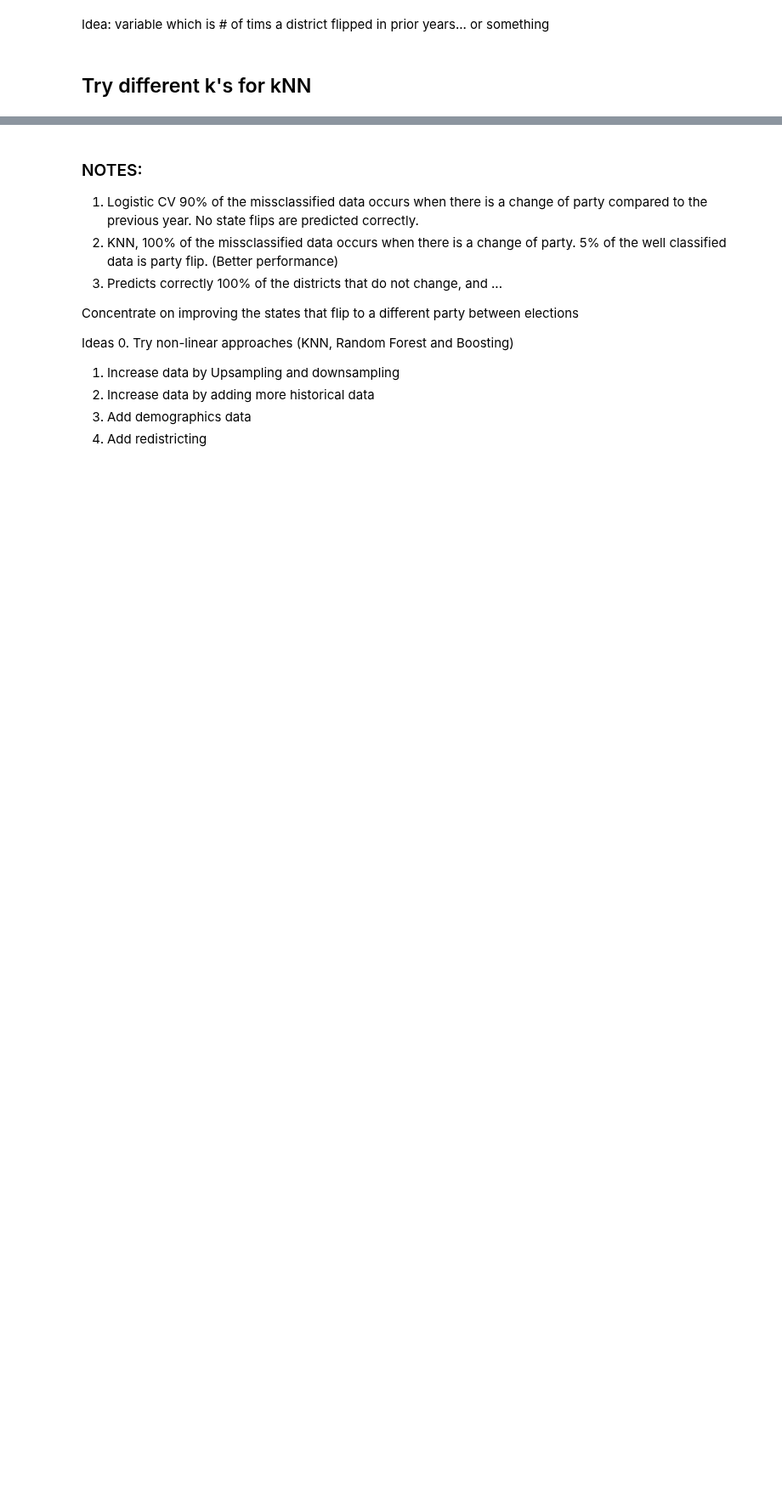
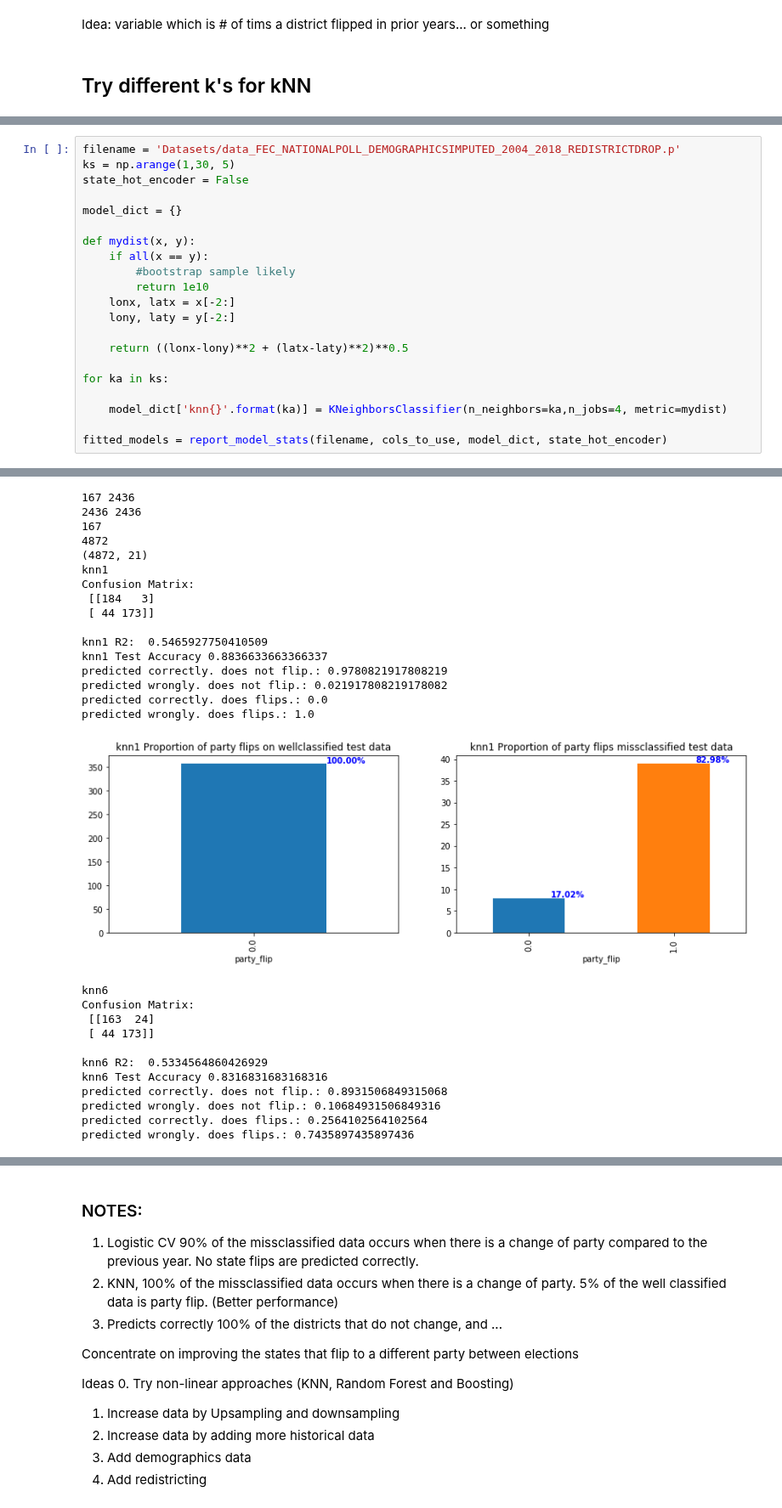
Before and after one commit to WildTangles/ac209a_project, a Jupyter notebook: Baseline_Model_mrv.ipynb, the cells around one changed output, grey strips where cells are left out. Shown at 85% size. Cells and saved outputs as stored; diff of their text form; blank space fills up the shorter version.

```diff
--- a/Baseline_Model_mrv.ipynb
+++ b/Baseline_Model_mrv.ipynb
@@ -851,0 +532,22 @@ print("\n")
+# %%
+filename = 'Datasets/data_FEC_NATIONALPOLL_DEMOGRAPHICSIMPUTED_2004_2018_REDISTRICTDROP.p'
+ks = np.arange(1,30, 5)
+state_hot_encoder = False
+
+model_dict = {}
+
+def mydist(x, y):
+    if all(x == y):
+        #bootstrap sample likely
+        return 1e10
+    lonx, latx = x[-2:]
+    lony, laty = y[-2:]
+
+    return ((lonx-lony)**2 + (latx-laty)**2)**0.5
+
+for ka in ks:
+
+    model_dict['knn{}'.format(ka)] = KNeighborsClassifier(n_neighbors=ka,n_jobs=4, metric=mydist)
+
+fitted_models = report_model_stats(filename, cols_to_use, model_dict, state_hot_encoder)
+# %% [output]
@@ -851,0 +559,28 @@ print("\n")
+167 2436
+2436 2436
+167
+4872
+(4872, 21)
+knn1
+Confusion Matrix:
+ [[184   3]
+ [ 44 173]]
+
+knn1 R2:  0.5465927750410509
+knn1 Test Accuracy 0.8836633663366337
+predicted correctly. does not flip.: 0.9780821917808219
+predicted wrongly. does not flip.: 0.021917808219178082
+predicted correctly. does flips.: 0.0
+predicted wrongly. does flips.: 1.0
+[figure, added]
+knn6
+Confusion Matrix:
+ [[163  24]
+ [ 44 173]]
+
+knn6 R2:  0.5334564860426929
+knn6 Test Accuracy 0.8316831683168316
+predicted correctly. does not flip.: 0.8931506849315068
+predicted wrongly. does not flip.: 0.10684931506849316
+predicted correctly. does flips.: 0.2564102564102564
+predicted wrongly. does flips.: 0.7435897435897436
```
Also changed, not shown: parts of 20 cells of this notebook.
